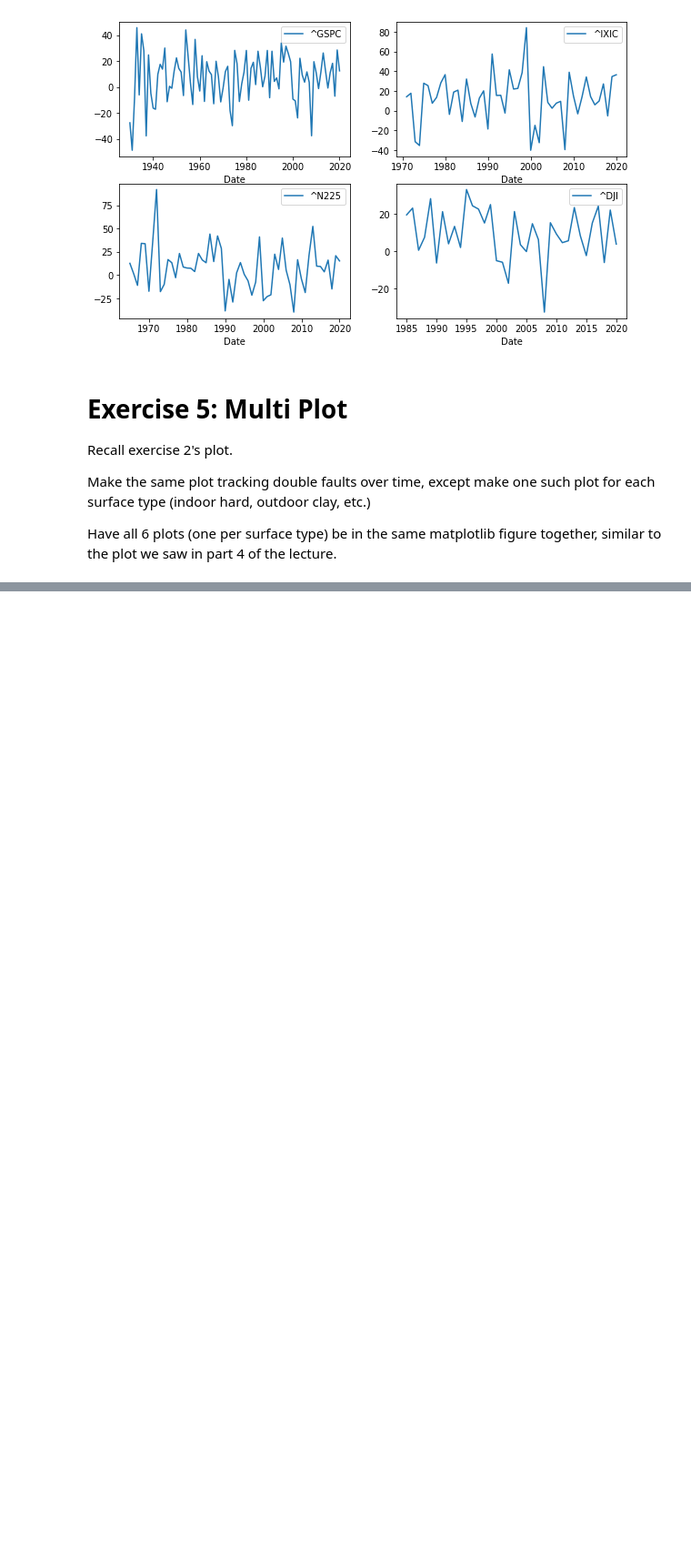
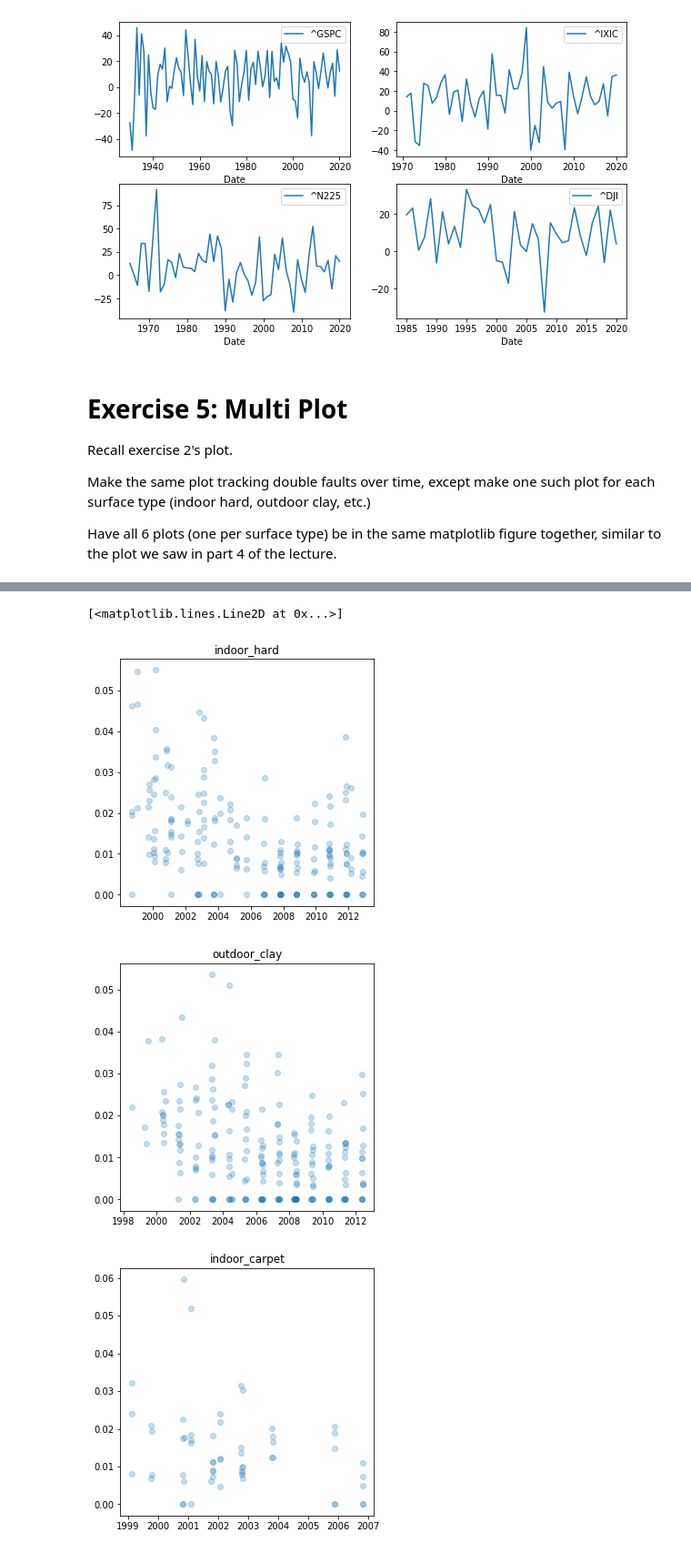
Before and after one commit to cb-ds-1/m2-2-viz, a Jupyter notebook: workshop.ipynb, the cells around one changed output, grey strips where cells are left out. Shown: that part at 91% size. Cells and saved outputs as stored; diff of their text form; code cells hidden in the pictures; blank space fills up the shorter version.

Commit message:
kaleb worshop 2.2 update

```diff
--- a/workshop.ipynb
+++ b/workshop.ipynb
@@ -288,0 +260,8 @@ SyntaxError: invalid syntax (<ipython-input-15-803cf06c6b74>, line 3)
+# %%
+df = pd.read_csv('/Users/kalebmckenzie/Documents/GitHub/m2-2-viz/tennis_mod')
+
+indoor_hard = df.loc[df['surface'] == 'Indoor: Hard']
+outdoor_clay = df.loc[df['surface'] == 'Outdoor: Clay']
+indoor_carpet = df.loc[df['surface'] == 'Indoor: Carpet']
+outdoor_hard = df.loc[df['surface'] == 'Outdoor: Hard']
+outdoor_grass = df.loc[df['surface'] == 'Outdoor: Grass']
@@ -288,0 +282,28 @@ SyntaxError: invalid syntax (<ipython-input-15-803cf06c6b74>, line 3)
+# %%
+fig, ax = plt.subplots(1, figsize=(5, 5))
+plt.title('indoor_hard')
+ax.plot_date(pd.to_datetime(indoor_hard['start date']), indoor_hard['doubles_t'],
+             alpha=.25, lw=0)
+
+fig, ax = plt.subplots(1, figsize=(5, 5))
+plt.title('outdoor_clay')
+ax.plot_date(pd.to_datetime(outdoor_clay['start date']), outdoor_clay['doubles_t'],
+             alpha=.25, lw=0)
+fig, ax = plt.subplots(1, figsize=(5, 5))
+plt.title('indoor_carpet')
+ax.plot_date(pd.to_datetime(indoor_carpet['start date']), indoor_carpet['doubles_t'],
+             alpha=.25, lw=0)
+
+fig, ax = plt.subplots(1, figsize=(5, 5))
+plt.title('outdoor_hard')
+ax.plot_date(pd.to_datetime(outdoor_hard['start date']), outdoor_hard['doubles_t'],
+             alpha=.25, lw=0)
+fig, ax = plt.subplots(1, figsize=(5, 5))
+plt.title('outdoor_grass')
+ax.plot_date(pd.to_datetime(outdoor_grass['start date']), outdoor_grass['doubles_t'],
+             alpha=.25, lw=0)
+# %% [output]
+[<matplotlib.lines.Line2D at 0x...>]
+[figure, added]
+[figure, added]
+[figure, added]
```
Also changed, not shown: parts of 7 cells of this notebook.
